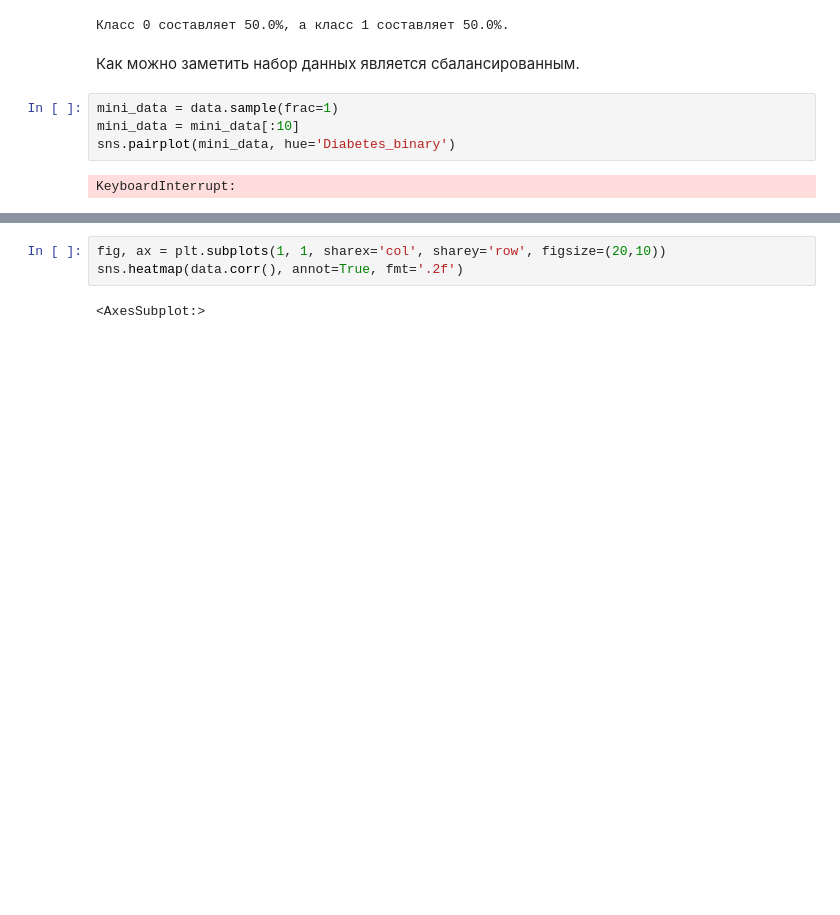
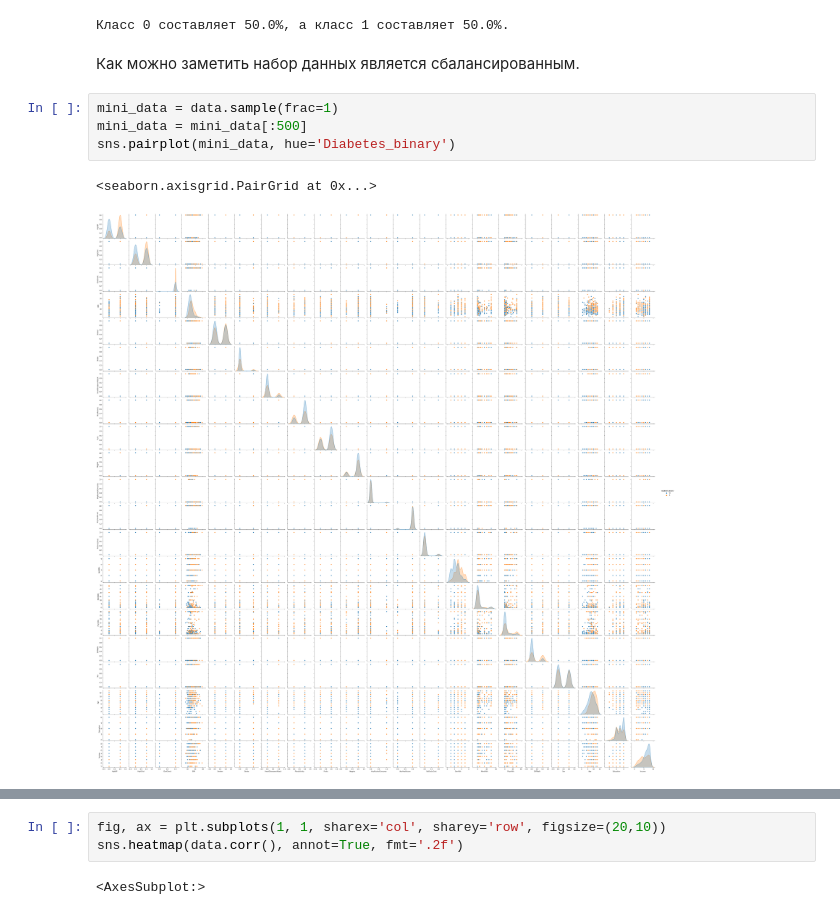
Before and after one commit to a-shirshov/machine_learning, a Jupyter notebook: nir/nir.ipynb, the cells around one changed output, grey strips where cells are left out. Cells and saved outputs as stored; diff of their text form; blank space fills up the shorter version.

```diff
--- a/nir/nir.ipynb
+++ b/nir/nir.ipynb
@@ -141,9 +144,10 @@ print('Класс 0 составляет {}%, а класс 1 составляе
 Как можно заметить набор данных является сбалансированным.
 # %%
 mini_data = data.sample(frac=1)
-mini_data = mini_data[:10]
+mini_data = mini_data[:500]
 sns.pairplot(mini_data, hue='Diabetes_binary')
 # %% [output]
-KeyboardInterrupt:
+<seaborn.axisgrid.PairGrid at 0x...>
+[figure, added]
 # %%
 for col in ['Age', 'Education', 'Income', 'BMI', 'PhysHlth']:
```
Also changed, not shown: parts of 30 cells of this notebook.
